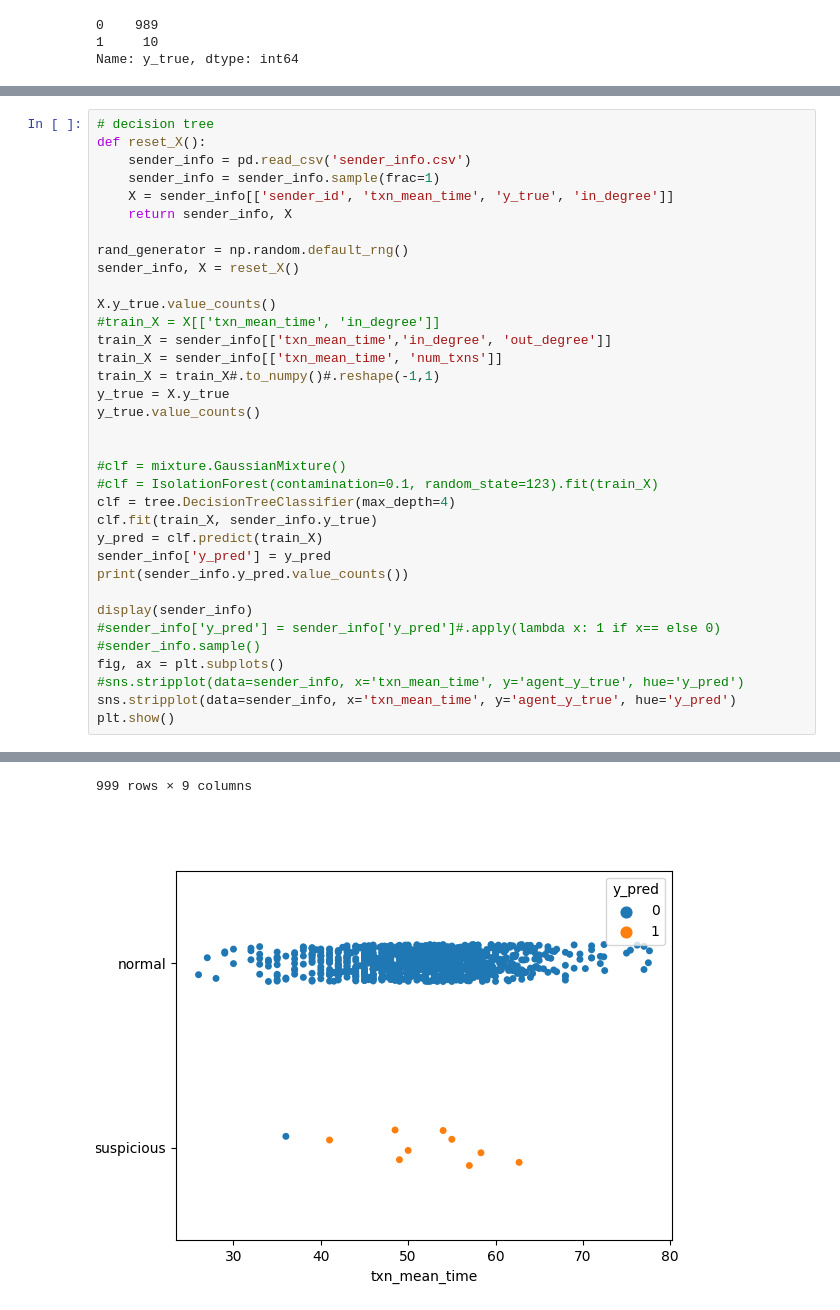
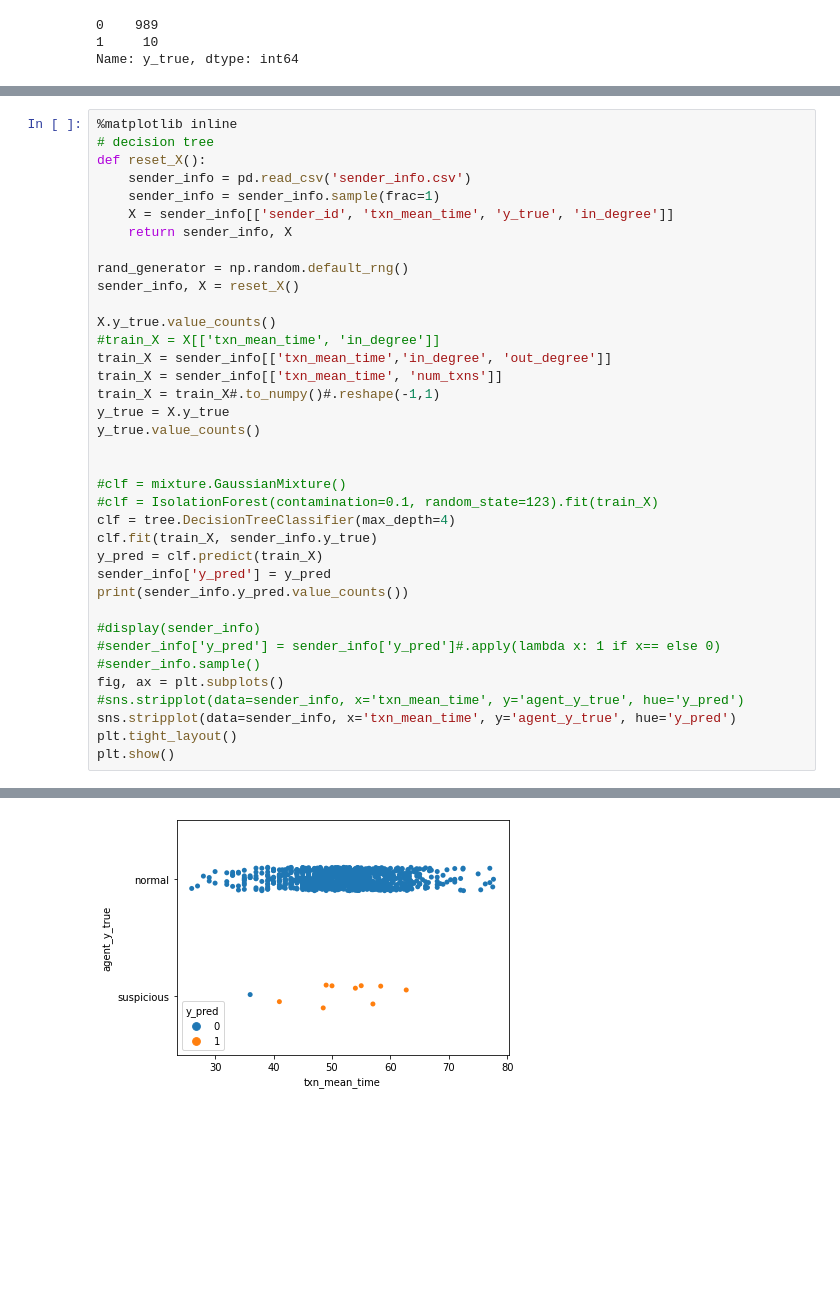
Before and after one commit to nouyang/fake-banking-data, a Jupyter notebook: tmp2.ipynb, the cells around one changed output, grey strips where cells are left out. Saved outputs shown, nothing was run; the diff lists cells and outputs as text; blank space fills up the shorter version.

```diff
--- a/tmp2.ipynb
+++ b/tmp2.ipynb
@@ -62,5 +63,6 @@ sender_info
 999 rows × 9 columns
 # %%
+%matplotlib inline
 # decision tree
 def reset_X():
     sender_info = pd.read_csv('sender_info.csv')
@@ -88,12 +90,13 @@ y_pred = clf.predict(train_X)
 sender_info['y_pred'] = y_pred
 print(sender_info.y_pred.value_counts())
 
-display(sender_info)
+#display(sender_info)
 #sender_info['y_pred'] = sender_info['y_pred']#.apply(lambda x: 1 if x== else 0)
 #sender_info.sample()
 fig, ax = plt.subplots()
 #sns.stripplot(data=sender_info, x='txn_mean_time', y='agent_y_true', hue='y_pred')
 sns.stripplot(data=sender_info, x='txn_mean_time', y='agent_y_true', hue='y_pred')
+plt.tight_layout()
 plt.show()
 # %% [output]
 0    990
@@ -114,3 +105,2 @@ Name: y_pred, dtype: int64
-999 rows × 9 columns
-[figure, old version]
+[figure, new version]
 # %%
```
Also changed, not shown: parts of 10 cells of this notebook, 21 other files.
